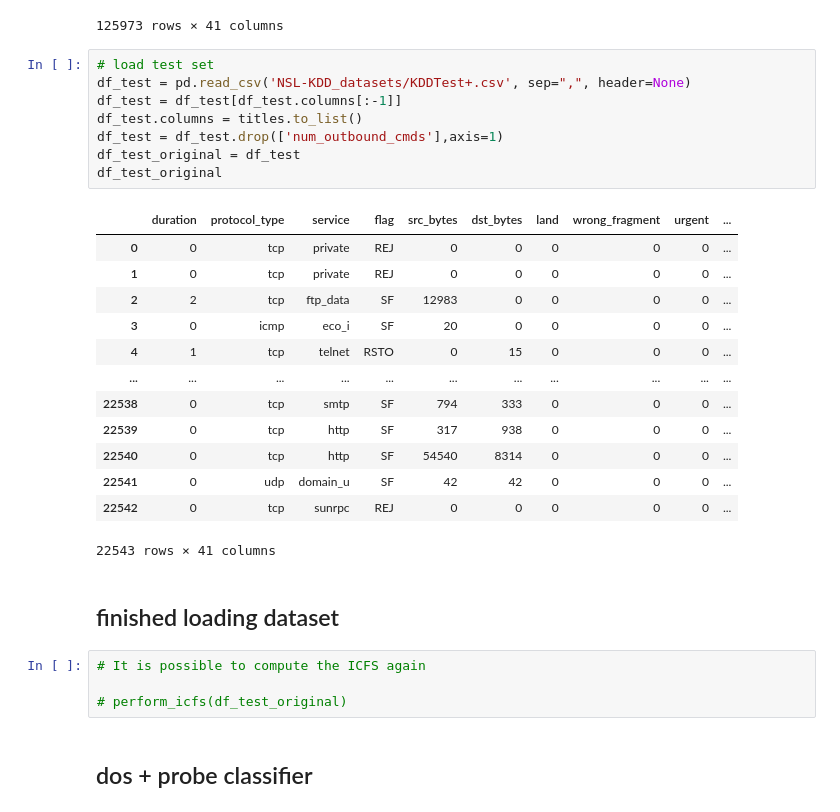
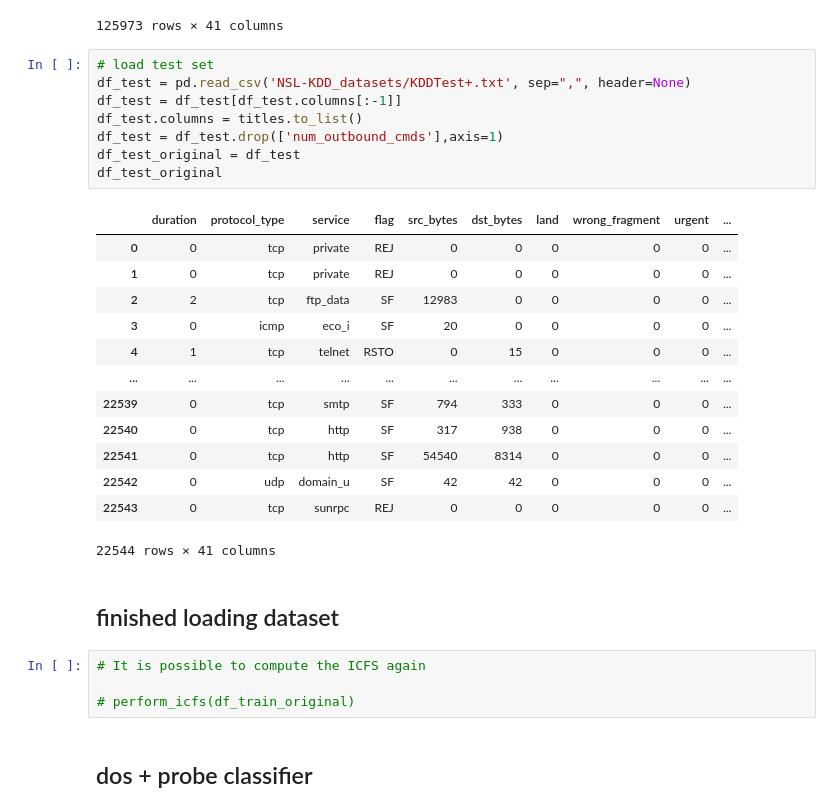
Before and after one commit to MarcoLorenzoCampo/IDS_Thesis, a Jupyter notebook: real DHLA full.ipynb, the cells around one changed output. Drawn from its saved outputs; the diff is of its cells as text.

```diff
--- a/real DHLA full.ipynb
+++ b/real DHLA full.ipynb
@@ -164,31 +164,31 @@ df_train_original
 125973 rows × 41 columns
 # %%
 # load test set
-df_test = pd.read_csv('NSL-KDD_datasets/KDDTest+.csv', sep=",", header=None)
+df_test = pd.read_csv('NSL-KDD_datasets/KDDTest+.txt', sep=",", header=None)
 df_test = df_test[df_test.columns[:-1]]
 df_test.columns = titles.to_list()
 df_test = df_test.drop(['num_outbound_cmds'],axis=1)
 df_test_original = df_test
 df_test_original
 # %% [output]
 |  | duration | protocol_type | service | flag | src_bytes | dst_bytes | land | wrong_fragment | urgent | ... |
 | 0 | 0 | tcp | private | REJ | 0 | 0 | 0 | 0 | 0 | ... |
 | 1 | 0 | tcp | private | REJ | 0 | 0 | 0 | 0 | 0 | ... |
 | 2 | 2 | tcp | ftp_data | SF | 12983 | 0 | 0 | 0 | 0 | ... |
 | 3 | 0 | icmp | eco_i | SF | 20 | 0 | 0 | 0 | 0 | ... |
 | 4 | 1 | tcp | telnet | RSTO | 0 | 15 | 0 | 0 | 0 | ... |
 | ... | ... | ... | ... | ... | ... | ... | ... | ... | ... | ... |
-| 22538 | 0 | tcp | smtp | SF | 794 | 333 | 0 | 0 | 0 | ... |
-| 22539 | 0 | tcp | http | SF | 317 | 938 | 0 | 0 | 0 | ... |
-| 22540 | 0 | tcp | http | SF | 54540 | 8314 | 0 | 0 | 0 | ... |
-| 22541 | 0 | udp | domain_u | SF | 42 | 42 | 0 | 0 | 0 | ... |
-| 22542 | 0 | tcp | sunrpc | REJ | 0 | 0 | 0 | 0 | 0 | ... |
+| 22539 | 0 | tcp | smtp | SF | 794 | 333 | 0 | 0 | 0 | ... |
+| 22540 | 0 | tcp | http | SF | 317 | 938 | 0 | 0 | 0 | ... |
+| 22541 | 0 | tcp | http | SF | 54540 | 8314 | 0 | 0 | 0 | ... |
+| 22542 | 0 | udp | domain_u | SF | 42 | 42 | 0 | 0 | 0 | ... |
+| 22543 | 0 | tcp | sunrpc | REJ | 0 | 0 | 0 | 0 | 0 | ... |
-22543 rows × 41 columns
+22544 rows × 41 columns
 # %% [markdown]
 ## finished loading dataset
 # %%
 # It is possible to compute the ICFS again
 
-# perform_icfs(df_test_original)
+# perform_icfs(df_train_original)
 # %% [markdown]
 ## dos + probe classifier
```
Also changed, not shown: parts of 31 cells of this notebook, 1 other file.
